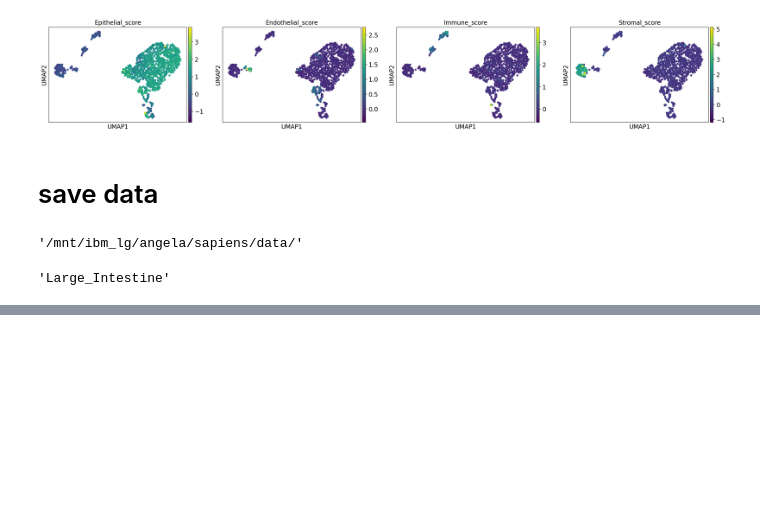
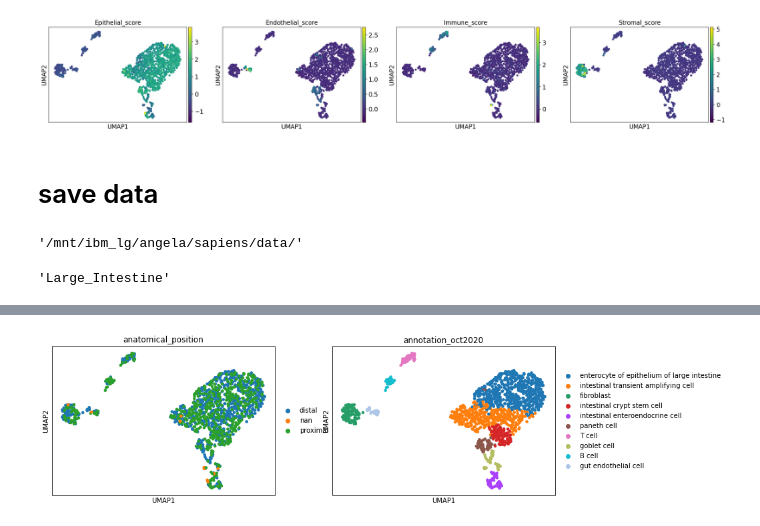
Before and after one commit to czbiohub-sf/tabula-sapiens, a Jupyter notebook: OrganReannotation/Reannotation_Large_Intestine_Angela.nbconvert.ipynb, the cells around one changed output, grey strips where cells are left out. Cells and saved outputs as stored; diff of their text form; code cells hidden in the pictures; blank space fills up the shorter version.

```diff
--- a/OrganReannotation/Reannotation_Large_Intestine_Angela.nbconvert.ipynb
+++ b/OrganReannotation/Reannotation_Large_Intestine_Angela.nbconvert.ipynb
@@ -563,0 +592,6 @@ organ_adata.write_h5ad(
+# %%
+sc.pl.umap(adata,
+           color=['anatomical_position','annotation_oct2020'],
+           cmap='Oranges')
+# %% [output]
+[figure, added]
```
Also changed, not shown: parts of 6 cells of this notebook, 8 other files.
